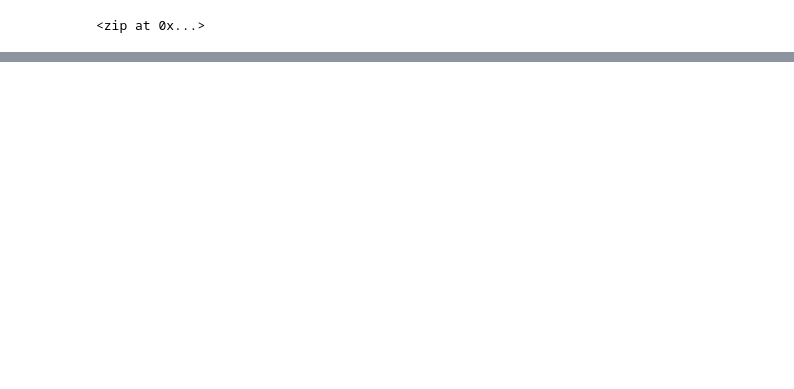
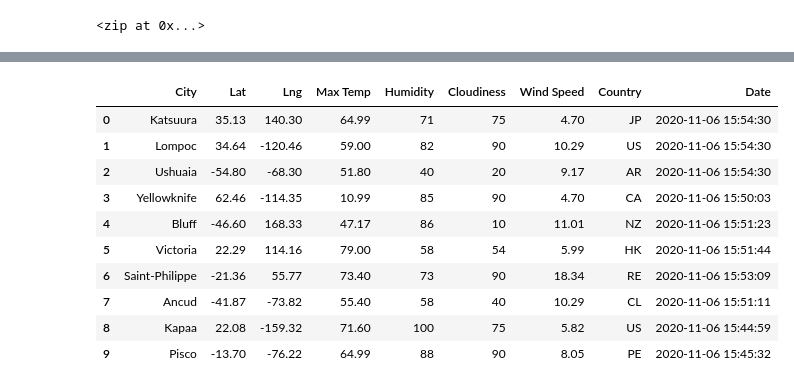
Before and after one commit to HayleyGimbel/World_Weather_Analysis, a Jupyter notebook: WeatherPy.ipynb, the cells around one changed output, grey strips where cells are left out. Cells and saved outputs as stored; diff of their text form; code cells hidden in the pictures; blank space fills up the shorter version.

```diff
--- a/WeatherPy.ipynb
+++ b/WeatherPy.ipynb
@@ -31,0 +35,4 @@ len(cities)
+# %%
+# Starting URL for Weather Map API Call.
+url = "http://api.openweathermap.org/data/2.5/weather?units=Imperial&APPID=" + weather_api_key
+print(url)
@@ -31,0 +119,16 @@ len(cities)
+# %%
+# Convert the array of dictionaries to a Pandas DataFrame.
+city_data_df = pd.DataFrame(city_data)
+city_data_df.head(10)
+# %% [output]
+|  | City | Lat | Lng | Max Temp | Humidity | Cloudiness | Wind Speed | Country | Date |
+| 0 | Katsuura | 35.13 | 140.30 | 64.99 | 71 | 75 | 4.70 | JP | 2020-11-06 15:54:30 |
+| 1 | Lompoc | 34.64 | -120.46 | 59.00 | 82 | 90 | 10.29 | US | 2020-11-06 15:54:30 |
+| 2 | Ushuaia | -54.80 | -68.30 | 51.80 | 40 | 20 | 9.17 | AR | 2020-11-06 15:54:30 |
+| 3 | Yellowknife | 62.46 | -114.35 | 10.99 | 85 | 90 | 4.70 | CA | 2020-11-06 15:50:03 |
+| 4 | Bluff | -46.60 | 168.33 | 47.17 | 86 | 10 | 11.01 | NZ | 2020-11-06 15:51:23 |
+| 5 | Victoria | 22.29 | 114.16 | 79.00 | 58 | 54 | 5.99 | HK | 2020-11-06 15:51:44 |
+| 6 | Saint-Philippe | -21.36 | 55.77 | 73.40 | 73 | 90 | 18.34 | RE | 2020-11-06 15:53:09 |
+| 7 | Ancud | -41.87 | -73.82 | 55.40 | 58 | 40 | 10.29 | CL | 2020-11-06 15:51:11 |
+| 8 | Kapaa | 22.08 | -159.32 | 71.60 | 100 | 75 | 5.82 | US | 2020-11-06 15:44:59 |
+| 9 | Pisco | -13.70 | -76.22 | 64.99 | 88 | 90 | 8.05 | PE | 2020-11-06 15:45:32 |
```
Also changed, not shown: parts of 5 cells of this notebook.
